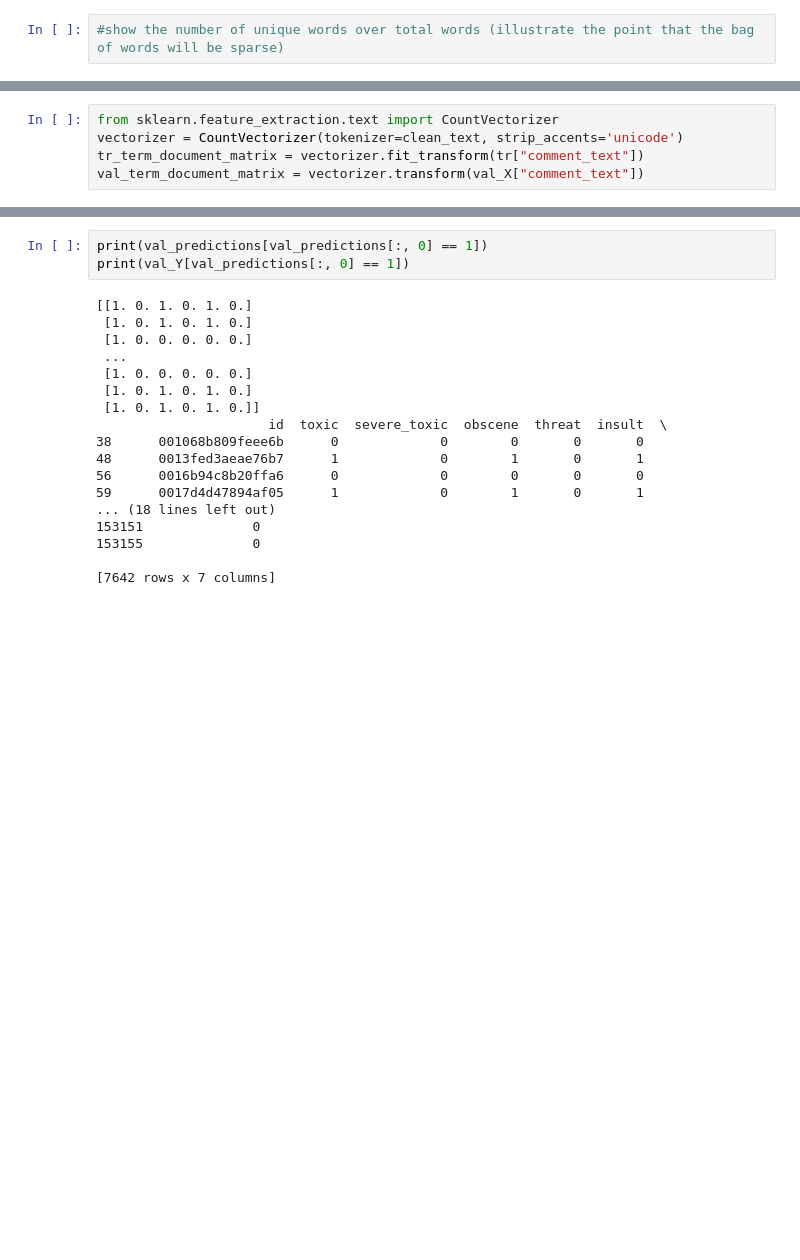
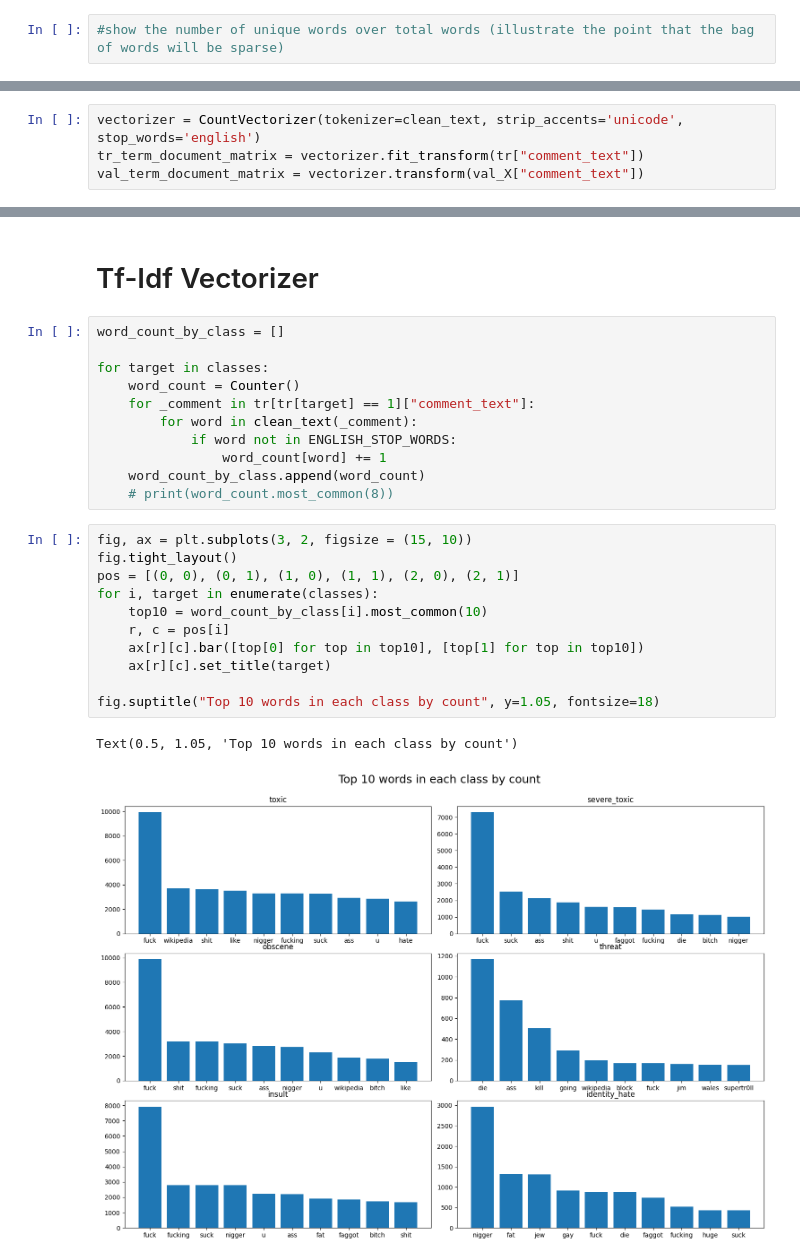
Before and after one commit to jacobseunglee/toxic-comment-classification, a Jupyter notebook: submission.ipynb, the cells around one changed output, grey strips where cells are left out. Cells and saved outputs as stored; diff of their text form; blank space fills up the shorter version.

```diff
--- a/submission.ipynb
+++ b/submission.ipynb
@@ -133,5 +143,4 @@ val_Y = val_Y[feature_column != -1]
 # %%
-from sklearn.feature_extraction.text import CountVectorizer
-vectorizer = CountVectorizer(tokenizer=clean_text, strip_accents='unicode')
+vectorizer = CountVectorizer(tokenizer=clean_text, strip_accents='unicode', stop_words='english')
 tr_term_document_matrix = vectorizer.fit_transform(tr["comment_text"])
 val_term_document_matrix = vectorizer.transform(val_X["comment_text"])
@@ -162,21 +172,27 @@ validation error for identity_hate: 0.011879083434930715
-# %%
-print(val_predictions[val_predictions[:, 0] == 1])
-print(val_Y[val_predictions[:, 0] == 1])
-# %% [output]
-[[1. 0. 1. 0. 1. 0.]
- [1. 0. 1. 0. 1. 0.]
- [1. 0. 0. 0. 0. 0.]
- ...
- [1. 0. 0. 0. 0. 0.]
- [1. 0. 1. 0. 1. 0.]
- [1. 0. 1. 0. 1. 0.]]
-                      id  toxic  severe_toxic  obscene  threat  insult  \
-38      001068b809feee6b      0             0        0       0       0
-48      0013fed3aeae76b7      1             0        1       0       1
-56      0016b94c8b20ffa6      0             0        0       0       0
-59      0017d4d47894af05      1             0        1       0       1
-... (18 lines left out)
-153151              0
-153155              0
-
-[7642 rows x 7 columns]
+# %% [markdown]
+# Tf-Idf Vectorizer
+# %%
+word_count_by_class = []
+
+for target in classes:
+    word_count = Counter()
+    for _comment in tr[tr[target] == 1]["comment_text"]:
+        for word in clean_text(_comment):
+            if word not in ENGLISH_STOP_WORDS:
+                word_count[word] += 1
+    word_count_by_class.append(word_count)
+    # print(word_count.most_common(8))
+# %%
+fig, ax = plt.subplots(3, 2, figsize = (15, 10))
+fig.tight_layout()
+pos = [(0, 0), (0, 1), (1, 0), (1, 1), (2, 0), (2, 1)]
+for i, target in enumerate(classes):
+    top10 = word_count_by_class[i].most_common(10)
+    r, c = pos[i]
+    ax[r][c].bar([top[0] for top in top10], [top[1] for top in top10])
+    ax[r][c].set_title(target)
+
+fig.suptitle("Top 10 words in each class by count", y=1.05, fontsize=18)
+# %% [output]
+Text(0.5, 1.05, 'Top 10 words in each class by count')
+[figure, added]
```
Also changed, not shown: parts of 21 cells of this notebook.
